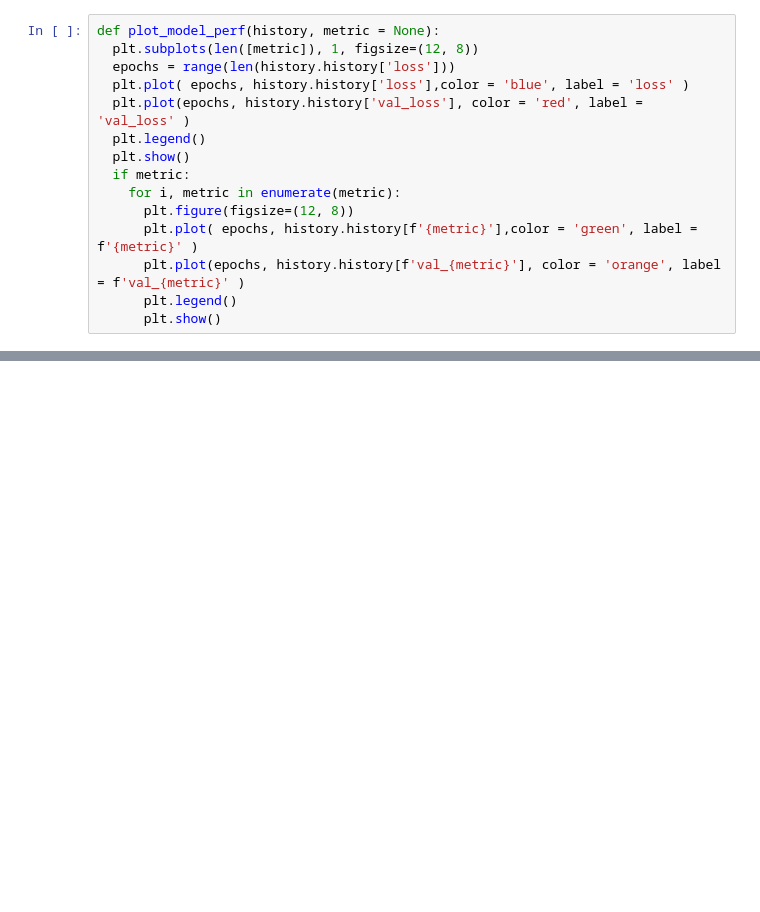
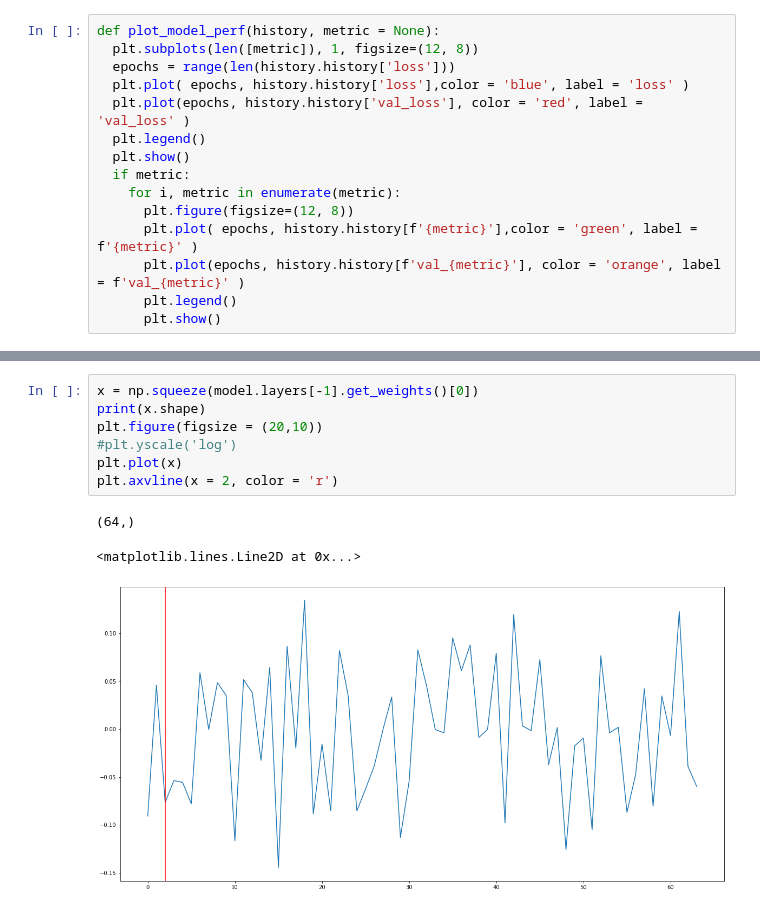
Before and after one commit to doogzultz/time_series_project, a Jupyter notebook: preprocessing_and_model_test.ipynb, the cells around one changed output, grey strips where cells are left out. Cells and saved outputs as stored; diff of their text form; blank space fills up the shorter version.

```diff
--- a/preprocessing_and_model_test.ipynb
+++ b/preprocessing_and_model_test.ipynb
@@ -470,3 +492,14 @@ def plot_predictions(data, dict_number, model = model):
+# %%
+x = np.squeeze(model.layers[-1].get_weights()[0])
+print(x.shape)
+plt.figure(figsize = (20,10))
+#plt.yscale('log')
+plt.plot(x)
+plt.axvline(x = 2, color = 'r')
+# %% [output]
+(64,)
+<matplotlib.lines.Line2D at 0x...>
+[figure, added]
 # %%
 for i in range(0, 3):
   plot_predictions(valid_scaled, i)
```
Also changed, not shown: parts of 38 cells of this notebook.
